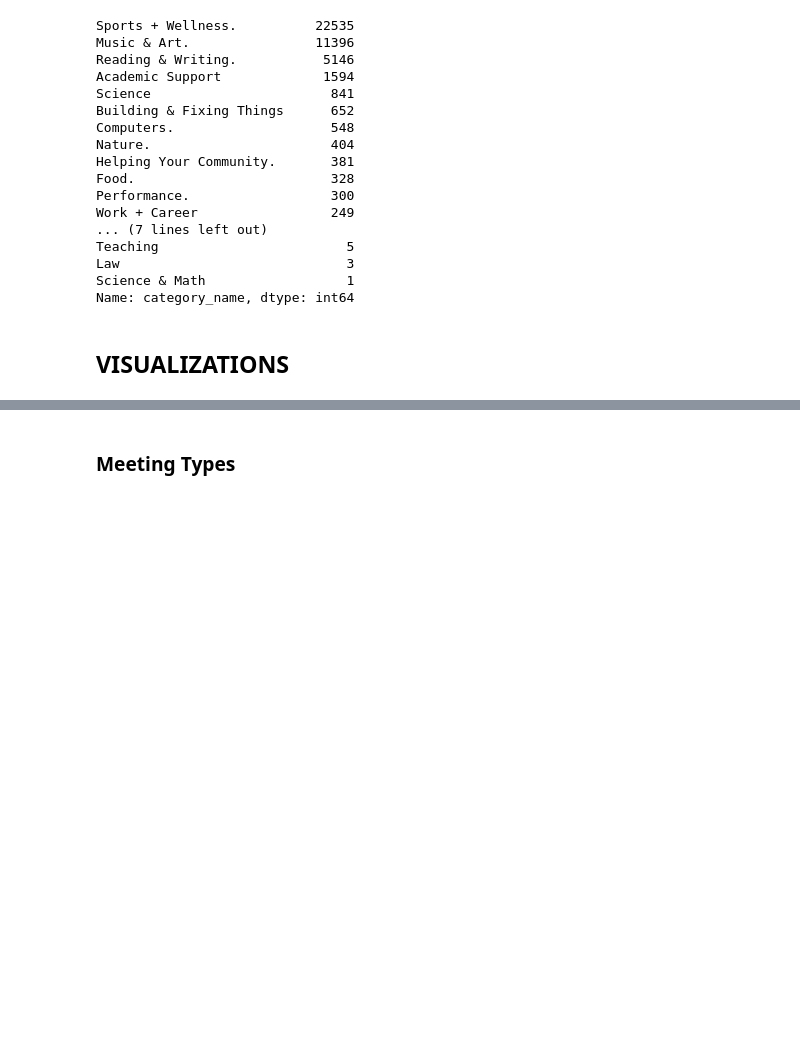
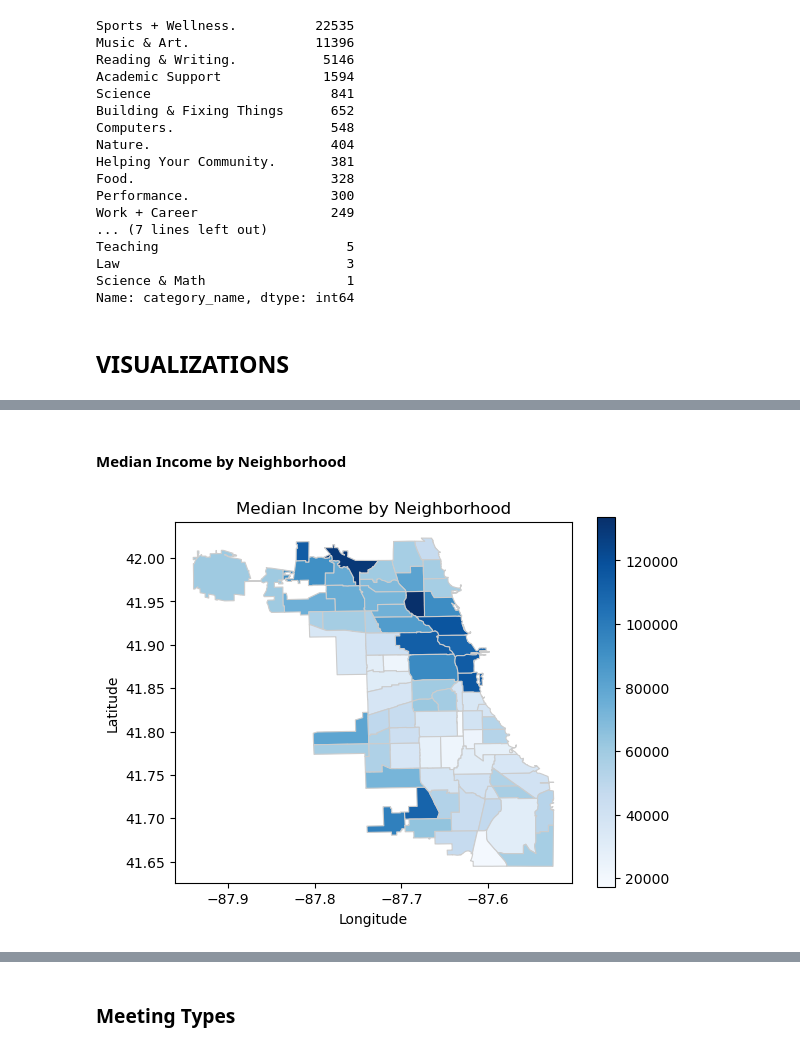
Before and after one commit to snookgum/stat390, a Jupyter notebook: MCMF/MCMF In Class Work.ipynb, the cells around one changed output, grey strips where cells are left out. Saved outputs shown, nothing was run; the diff lists cells and outputs as text; code cells hidden in the pictures; blank space fills up the shorter version.

```diff
--- a/MCMF/MCMF In Class Work.ipynb
+++ b/MCMF/MCMF In Class Work.ipynb
@@ -309,0 +358,14 @@ demographics.drop(['A35_49','A50_64','A65_74','A75_84','OV85',
+# %% [markdown]
+#### Median Income by Neighborhood
+# %%
+ax = joined.plot(column='MEDINC', cmap='Blues', linewidth=0.8, edgecolor='0.8', legend=True)
+
+# Set plot title and axis labels
+ax.set_title('Median Income by Neighborhood')
+ax.set_xlabel('Longitude')
+ax.set_ylabel('Latitude')
+
+legend = ax.get_legend()
+plt.show()
+# %% [output]
+[figure, added]
```
Also changed, not shown: parts of 31 cells of this notebook, 3 other files.
